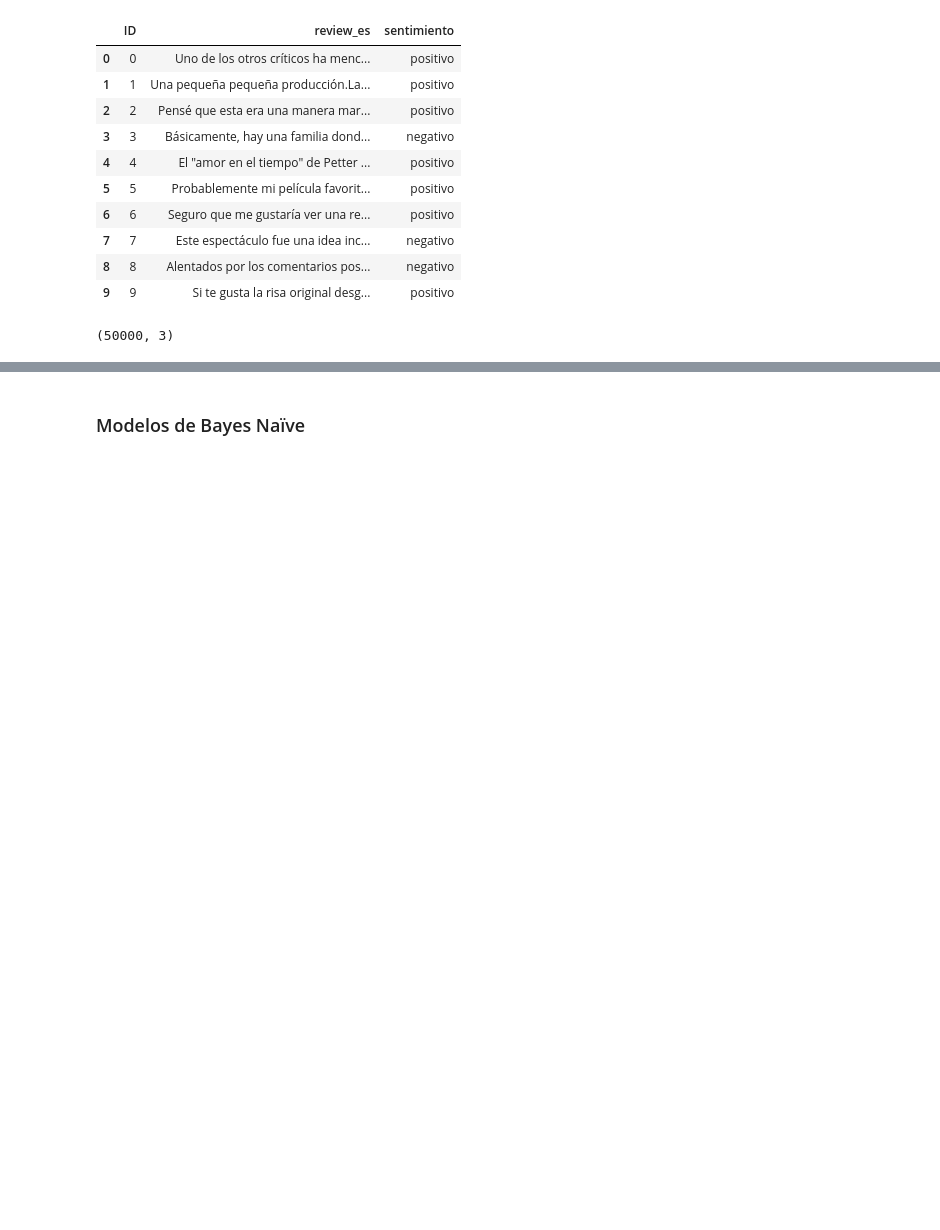
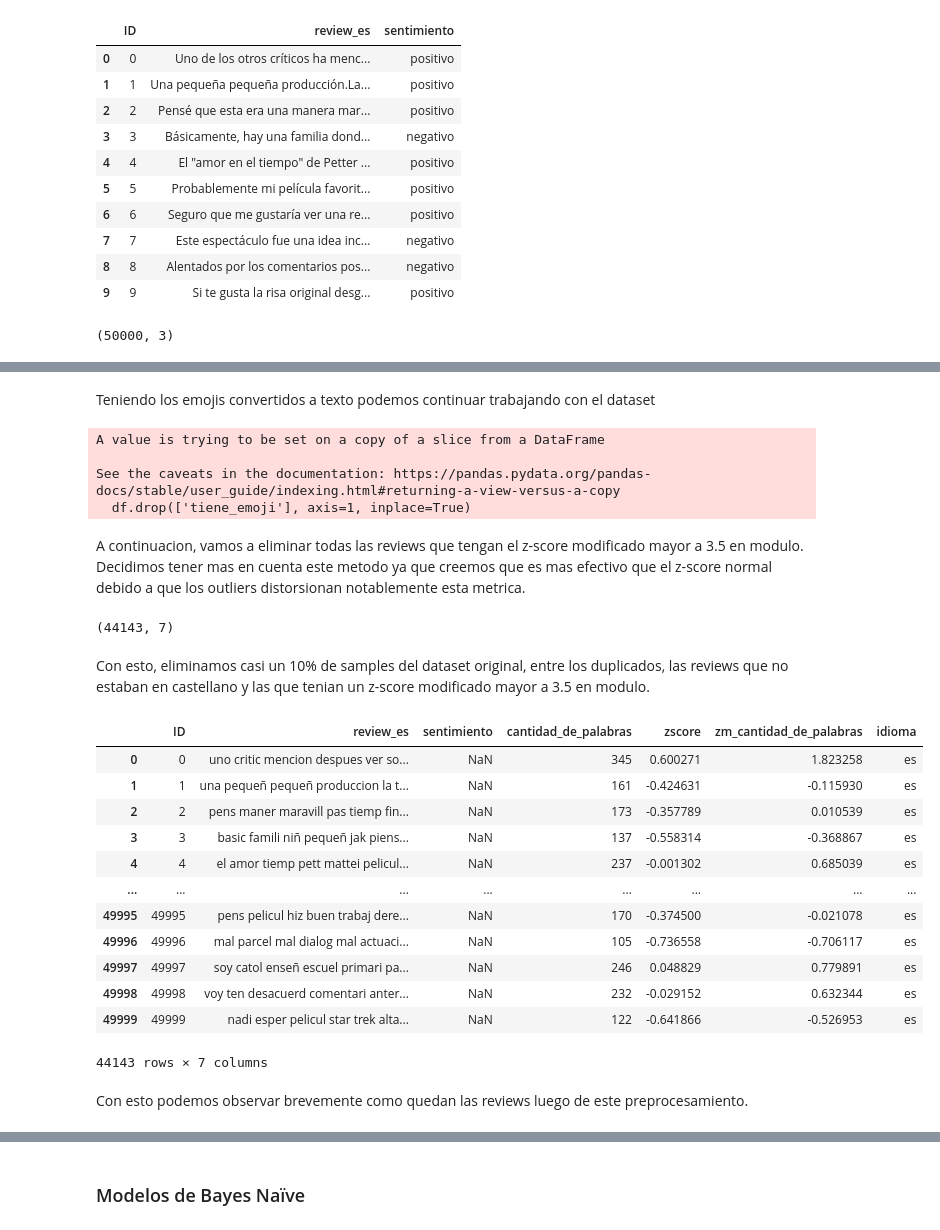
Before and after one commit to JuampiCarosi/7506R-2C2023-GRUPO23, a Jupyter notebook: tp2/7506R_TP2_GRUPO23_ENTREGA.ipynb, the cells around one changed output, grey strips where cells are left out. Saved outputs shown, nothing was run; the diff lists cells and outputs as text; code cells hidden in the pictures; blank space fills up the shorter version.

```diff
--- a/tp2/7506R_TP2_GRUPO23_ENTREGA.ipynb
+++ b/tp2/7506R_TP2_GRUPO23_ENTREGA.ipynb
@@ -131,3 +229,21 @@ Numero de palabras unicas en el dataset pre preprocesamiento: 175853
+# %% [markdown]
+Teniendo los emojis convertidos a texto podemos continuar trabajando con el dataset
+# %%
+df.drop(['tiene_emoji'], axis=1, inplace=True)
+# %% [output]
+A value is trying to be set on a copy of a slice from a DataFrame
+
+See the caveats in the documentation: https://pandas.pydata.org/pandas-docs/stable/user_guide/indexing.html#returning-a-view-versus-a-copy
+  df.drop(['tiene_emoji'], axis=1, inplace=True)
+# %% [markdown]
+A continuacion, vamos a eliminar todas las reviews que tengan el z-score modificado mayor a 3.5 en modulo. Decidimos tener mas en cuenta este metodo ya que creemos que es mas efectivo que el z-score normal debido a que los outliers distorsionan notablemente esta metrica.
+# %%
+df = df[np.absolute(df['zm_cantidad_de_palabras'] <= 3.5)]
+df.shape
+# %% [output]
+(44143, 7)
+# %% [markdown]
+Con esto, eliminamos casi un 10% de samples del dataset original, entre los duplicados, las reviews que no estaban en castellano y las que tenian un z-score modificado mayor a 3.5 en modulo.
 # %%
 df_preprocesado = df.copy()
 #si ya estan descargados los paquetes no es necesario volver a hacerlo.
@@ -150,3 +301,23 @@ df_preprocesado['review_es'] = df_preprocesado['review_es'].apply(preprocess_tex
+# %%
+df_preprocesado['sentimiento'] = df_preprocesado['sentimiento'].map({'negativo': 0, 'positivo': 1, 0: 0, 1: 1})
+X_train, X_test, y_train, y_test = train_test_split(df_preprocesado['review_es'], df_preprocesado['sentimiento'], test_size=0.2, random_state=42)
+df_preprocesado
+# %% [output]
+|  | ID | review_es | sentimiento | cantidad_de_palabras | zscore | zm_cantidad_de_palabras | idioma |
+| 0 | 0 | uno critic mencion despues ver so... | NaN | 345 | 0.600271 | 1.823258 | es |
+| 1 | 1 | una pequeñ pequeñ produccion la t... | NaN | 161 | -0.424631 | -0.115930 | es |
+| 2 | 2 | pens maner maravill pas tiemp fin... | NaN | 173 | -0.357789 | 0.010539 | es |
+| 3 | 3 | basic famili niñ pequeñ jak piens... | NaN | 137 | -0.558314 | -0.368867 | es |
+| 4 | 4 | el amor tiemp pett mattei pelicul... | NaN | 237 | -0.001302 | 0.685039 | es |
+| ... | ... | ... | ... | ... | ... | ... | ... |
+| 49995 | 49995 | pens pelicul hiz buen trabaj dere... | NaN | 170 | -0.374500 | -0.021078 | es |
+| 49996 | 49996 | mal parcel mal dialog mal actuaci... | NaN | 105 | -0.736558 | -0.706117 | es |
+| 49997 | 49997 | soy catol enseñ escuel primari pa... | NaN | 246 | 0.048829 | 0.779891 | es |
+| 49998 | 49998 | voy ten desacuerd comentari anter... | NaN | 232 | -0.029152 | 0.632344 | es |
+| 49999 | 49999 | nadi esper pelicul star trek alta... | NaN | 122 | -0.641866 | -0.526953 | es |
+44143 rows × 7 columns
+# %% [markdown]
+Con esto podemos observar brevemente como quedan las reviews luego de este preprocesamiento.
 # %%
 df_preprocesado.head(10)
 # %% [output]
```
Also changed, not shown: parts of 43 cells of this notebook, 1 other file.
